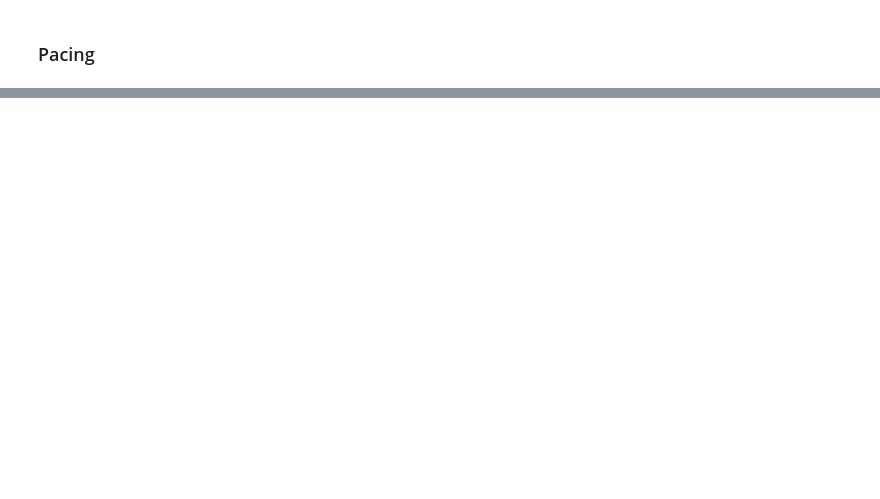
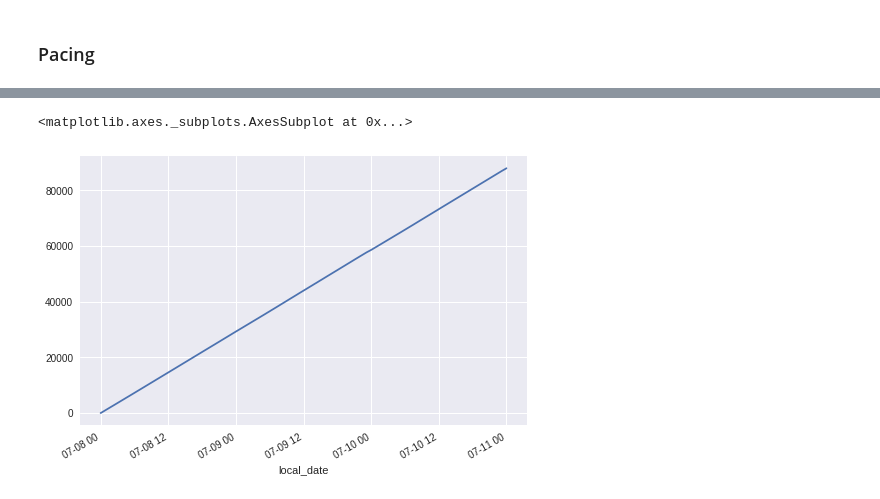
Before and after one commit to ThomasM-mecen/Displayce_internship, a Jupyter notebook: Pacing/Final_algo.ipynb, the cells around one changed output, grey strips where cells are left out. Cells and saved outputs as stored; diff of their text form; code cells hidden in the pictures; blank space fills up the shorter version.

```diff
--- a/Pacing/Final_algo.ipynb
+++ b/Pacing/Final_algo.ipynb
@@ -406,0 +469,5 @@ sum(new_df_et.groupby(new_df_et.index.day).tail(1).spent)
+# %%
+pacing_results.cumspent.plot()
+# %% [output]
+<matplotlib.axes._subplots.AxesSubplot at 0x...>
+[figure, added]
```
Also changed, not shown: parts of 18 cells of this notebook, 2 other files.
